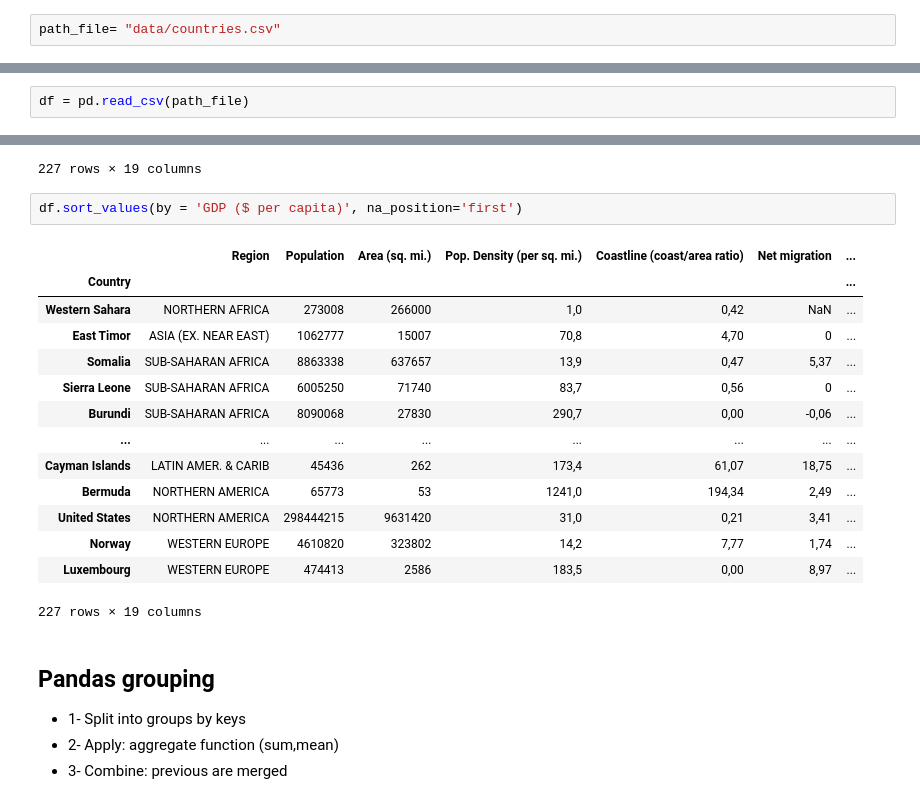
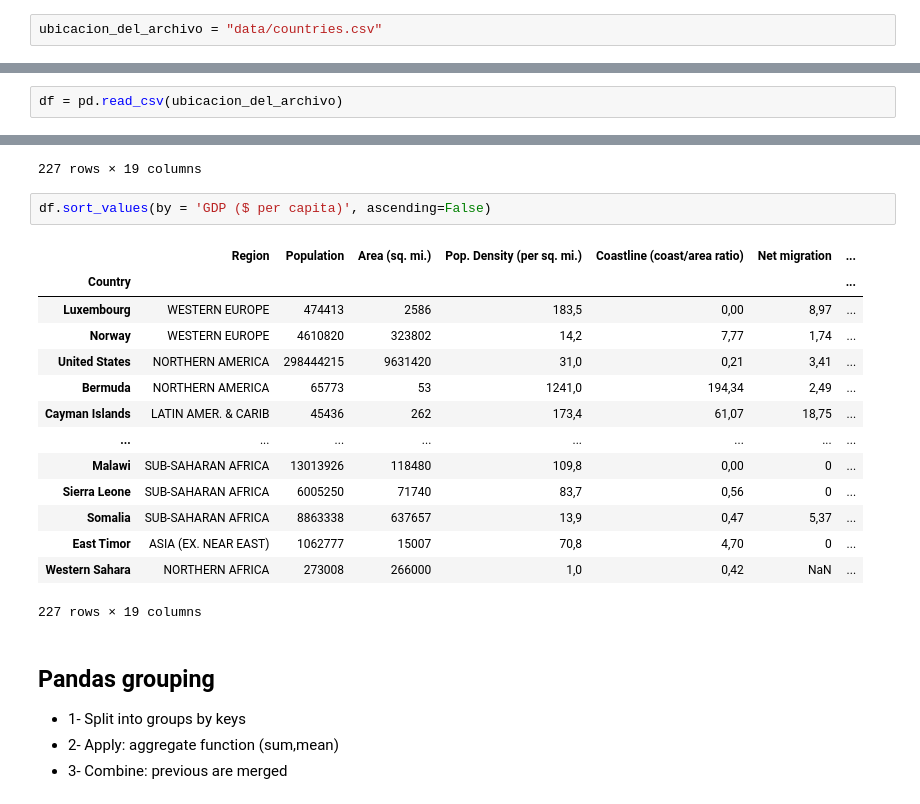
Before and after one commit to tomascony99/UCEMA, a Jupyter notebook: 03-pandas/03_00_0_teoria.ipynb, the cells around one changed output, grey strips where cells are left out. Drawn from its saved outputs; the diff is of its cells as text.

```diff
--- a/03-pandas/03_00_0_teoria.ipynb
+++ b/03-pandas/03_00_0_teoria.ipynb
@@ -13,4 +13,4 @@ countries.csv      spam.csv           ventas_comercial
 # %%
-path_file= "data/countries.csv"
+ubicacion_del_archivo = "data/countries.csv"
 # %%
 import pandas as pd
@@ -17,2 +23,2 @@ import pandas as pd
 # %%
-df = pd.read_csv(path_file)
+df = pd.read_csv(ubicacion_del_archivo)
@@ -302,21 +459,21 @@ df.sort_index(ascending=False)
 | Afghanistan | ASIA (EX. NEAR EAST) | 31056997 | 647500 | 48,0 | 0,00 | 23,06 | ... |
 227 rows × 19 columns
 # %%
-df.sort_values(by = 'GDP ($ per capita)', na_position='first')
+df.sort_values(by = 'GDP ($ per capita)', ascending=False)
 # %% [output]
 |  | Region | Population | Area (sq. mi.) | Pop. Density (per sq. mi.) | Coastline (coast/area ratio) | Net migration | ... |
 | Country |  |  |  |  |  |  | ... |
+| Luxembourg | WESTERN EUROPE | 474413 | 2586 | 183,5 | 0,00 | 8,97 | ... |
+| Norway | WESTERN EUROPE | 4610820 | 323802 | 14,2 | 7,77 | 1,74 | ... |
+| United States | NORTHERN AMERICA | 298444215 | 9631420 | 31,0 | 0,21 | 3,41 | ... |
+| Bermuda | NORTHERN AMERICA | 65773 | 53 | 1241,0 | 194,34 | 2,49 | ... |
+| Cayman Islands | LATIN AMER. & CARIB | 45436 | 262 | 173,4 | 61,07 | 18,75 | ... |
+| ... | ... | ... | ... | ... | ... | ... | ... |
+| Malawi | SUB-SAHARAN AFRICA | 13013926 | 118480 | 109,8 | 0,00 | 0 | ... |
+| Sierra Leone | SUB-SAHARAN AFRICA | 6005250 | 71740 | 83,7 | 0,56 | 0 | ... |
+| Somalia | SUB-SAHARAN AFRICA | 8863338 | 637657 | 13,9 | 0,47 | 5,37 | ... |
+| East Timor | ASIA (EX. NEAR EAST) | 1062777 | 15007 | 70,8 | 4,70 | 0 | ... |
 | Western Sahara | NORTHERN AFRICA | 273008 | 266000 | 1,0 | 0,42 | NaN | ... |
-| East Timor | ASIA (EX. NEAR EAST) | 1062777 | 15007 | 70,8 | 4,70 | 0 | ... |
-| Somalia | SUB-SAHARAN AFRICA | 8863338 | 637657 | 13,9 | 0,47 | 5,37 | ... |
-| Sierra Leone | SUB-SAHARAN AFRICA | 6005250 | 71740 | 83,7 | 0,56 | 0 | ... |
-| Burundi | SUB-SAHARAN AFRICA | 8090068 | 27830 | 290,7 | 0,00 | -0,06 | ... |
-| ... | ... | ... | ... | ... | ... | ... | ... |
-| Cayman Islands | LATIN AMER. & CARIB | 45436 | 262 | 173,4 | 61,07 | 18,75 | ... |
-| Bermuda | NORTHERN AMERICA | 65773 | 53 | 1241,0 | 194,34 | 2,49 | ... |
-| United States | NORTHERN AMERICA | 298444215 | 9631420 | 31,0 | 0,21 | 3,41 | ... |
-| Norway | WESTERN EUROPE | 4610820 | 323802 | 14,2 | 7,77 | 1,74 | ... |
-| Luxembourg | WESTERN EUROPE | 474413 | 2586 | 183,5 | 0,00 | 8,97 | ... |
 227 rows × 19 columns
 # %% [markdown]
 ## Pandas grouping
```
Also changed, not shown: parts of 30 cells of this notebook, 3 other files.
